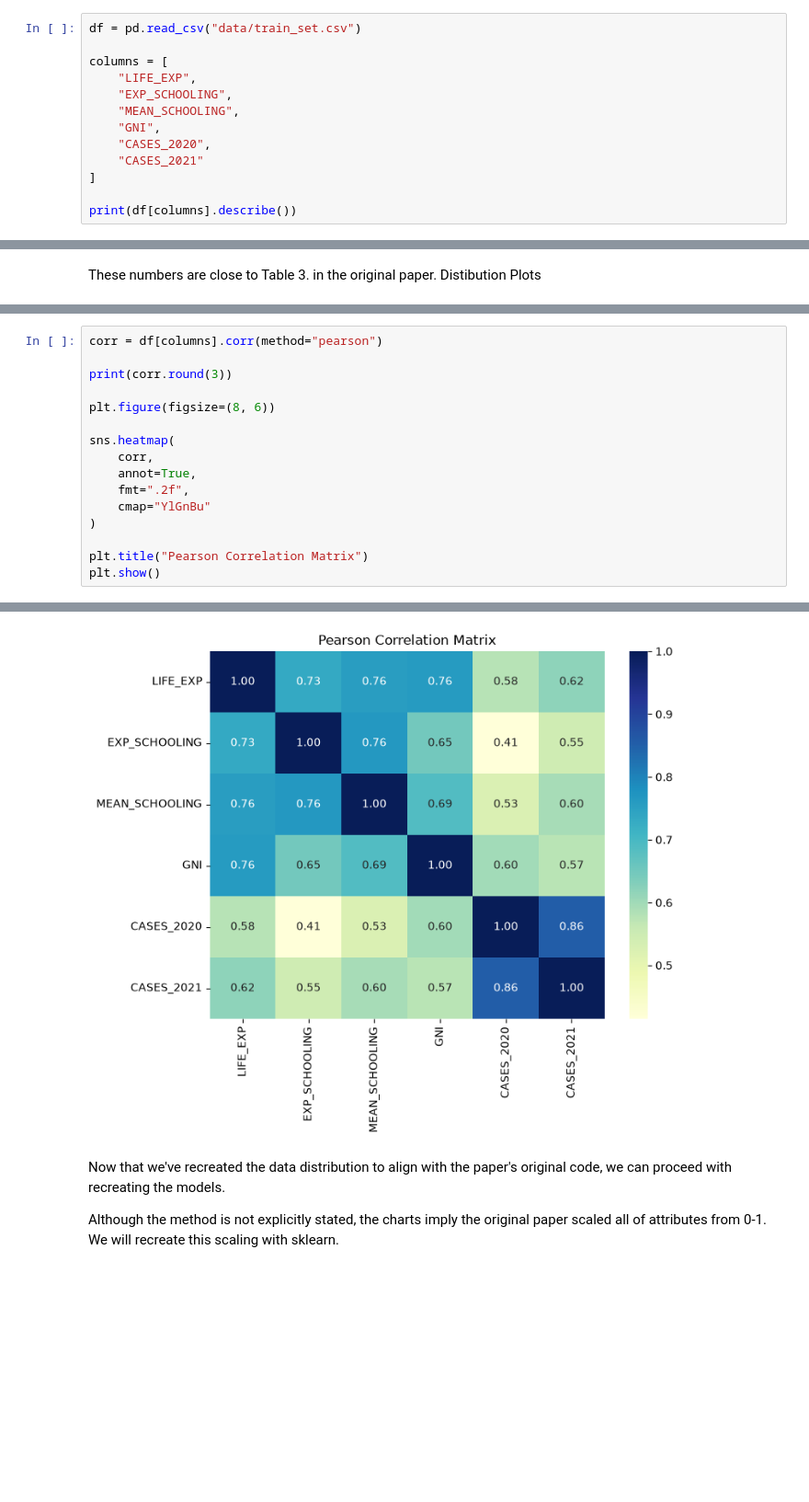
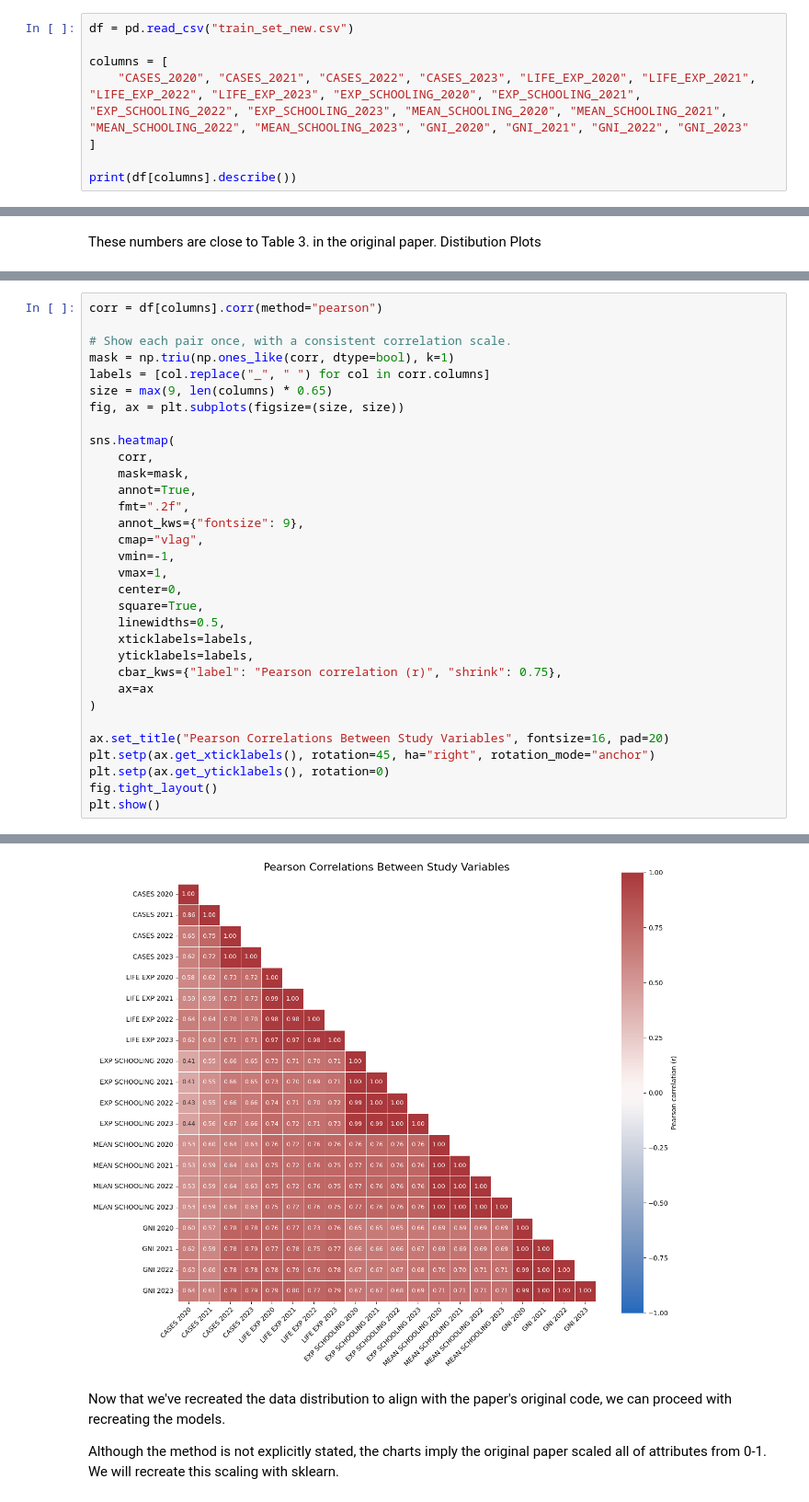
Before and after one commit to camthornber/ds340w, a Jupyter notebook: parent_code_w1.ipynb, the cells around one changed output, grey strips where cells are left out. Shown at 92% size. Saved outputs shown, nothing was run; the diff lists cells and outputs as text; blank space fills up the shorter version.

Commit message:
Updated files with 2022 and 2023 data and predictions

```diff
--- a/parent_code_w1.ipynb
+++ b/parent_code_w1.ipynb
@@ -27,15 +27,10 @@ from sklearn.metrics import (
     make_scorer
 )
 # %%
-df = pd.read_csv("data/train_set.csv")
+df = pd.read_csv("train_set_new.csv")
 
 columns = [
-    "LIFE_EXP",
-    "EXP_SCHOOLING",
-    "MEAN_SCHOOLING",
-    "GNI",
-    "CASES_2020",
-    "CASES_2021"
+    "CASES_2020", "CASES_2021", "CASES_2022", "CASES_2023", "LIFE_EXP_2020", "LIFE_EXP_2021", "LIFE_EXP_2022", "LIFE_EXP_2023", "EXP_SCHOOLING_2020", "EXP_SCHOOLING_2021", "EXP_SCHOOLING_2022", "EXP_SCHOOLING_2023", "MEAN_SCHOOLING_2020", "MEAN_SCHOOLING_2021", "MEAN_SCHOOLING_2022", "MEAN_SCHOOLING_2023", "GNI_2020", "GNI_2021", "GNI_2022", "GNI_2023"
 ]
 
 print(df[columns].describe())
@@ -88,17 +88,33 @@ for col in columns:
 # %%
 corr = df[columns].corr(method="pearson")
 
-print(corr.round(3))
-
-plt.figure(figsize=(8, 6))
+# Show each pair once, with a consistent correlation scale.
+mask = np.triu(np.ones_like(corr, dtype=bool), k=1)
+labels = [col.replace("_", " ") for col in corr.columns]
+size = max(9, len(columns) * 0.65)
+fig, ax = plt.subplots(figsize=(size, size))
 
 sns.heatmap(
     corr,
+    mask=mask,
     annot=True,
     fmt=".2f",
-    cmap="YlGnBu"
+    annot_kws={"fontsize": 9},
+    cmap="vlag",
+    vmin=-1,
+    vmax=1,
+    center=0,
+    square=True,
+    linewidths=0.5,
+    xticklabels=labels,
+    yticklabels=labels,
+    cbar_kws={"label": "Pearson correlation (r)", "shrink": 0.75},
+    ax=ax
 )
 
-plt.title("Pearson Correlation Matrix")
+ax.set_title("Pearson Correlations Between Study Variables", fontsize=16, pad=20)
+plt.setp(ax.get_xticklabels(), rotation=45, ha="right", rotation_mode="anchor")
+plt.setp(ax.get_yticklabels(), rotation=0)
+fig.tight_layout()
 plt.show()
 # %% [output]
@@ -120,4 +121,4 @@ CASES_2021           1.000
-[figure, old version]
+[figure, new version]
 # %% [markdown]
 Now that we've recreated the data distribution to align with the paper's original code, we can proceed with recreating the models.
 
```
Also changed, not shown: parts of 10 cells of this notebook, 3 other files.
